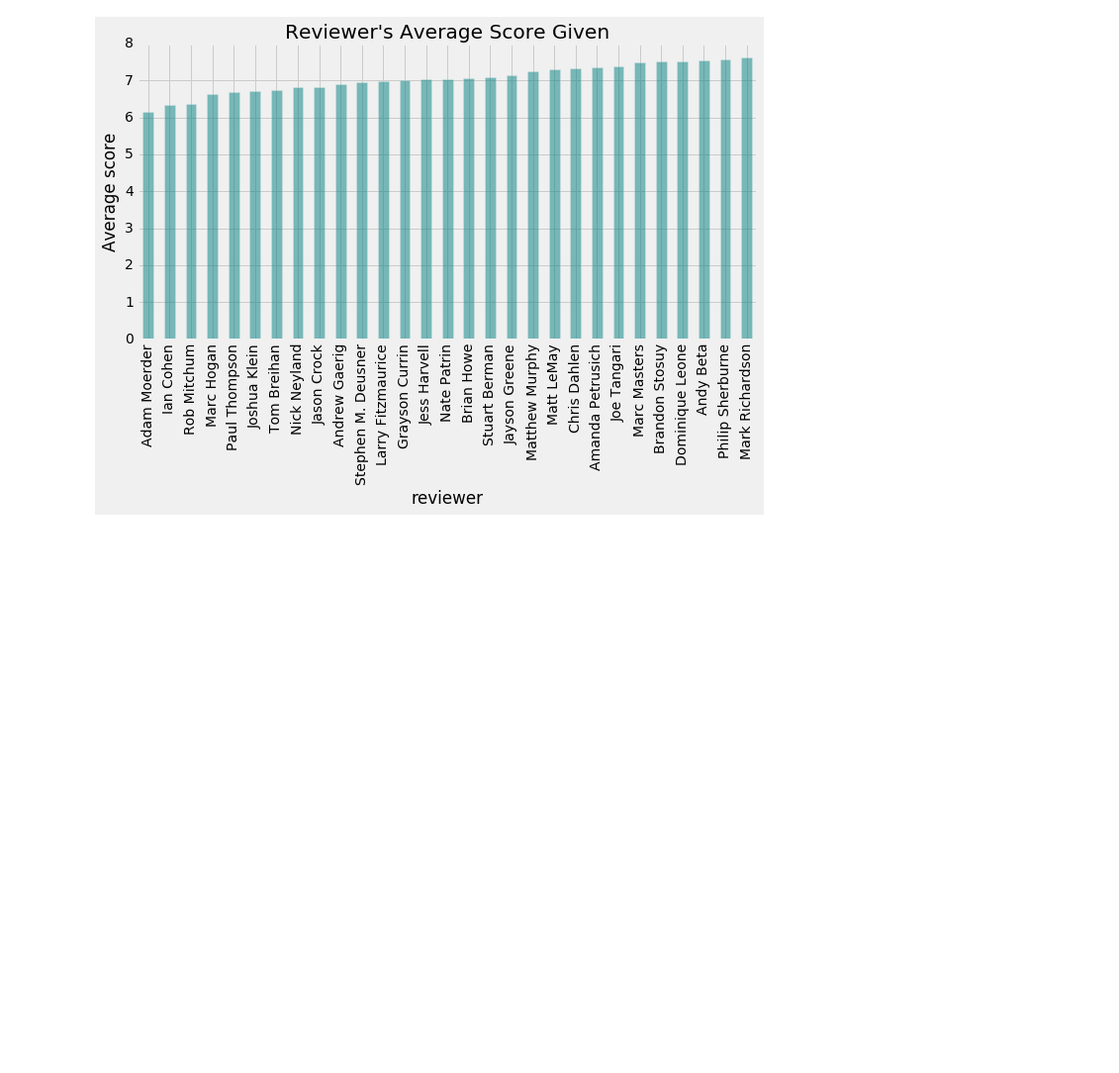
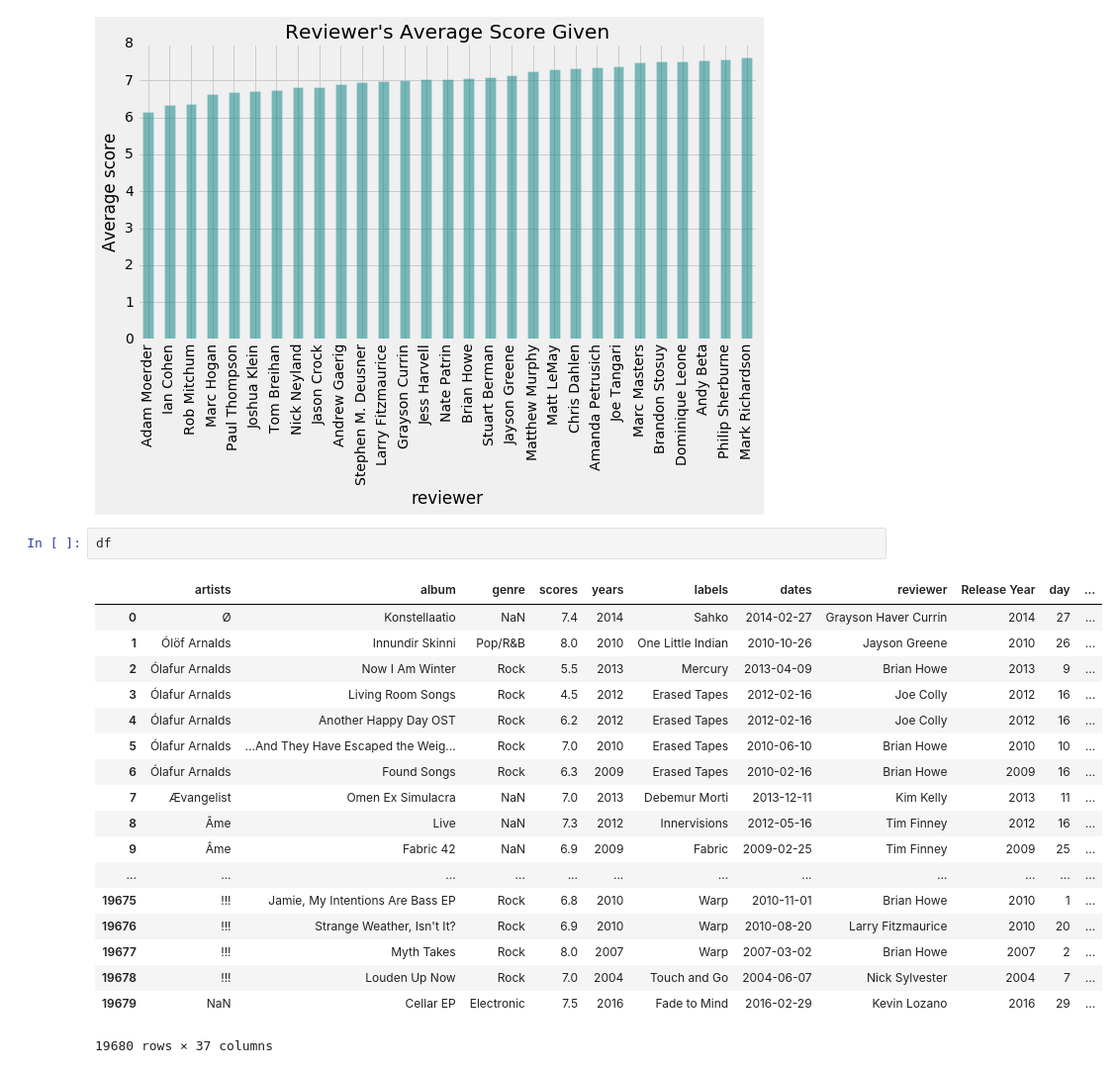
Before and after one commit to mikehalverson11/Pitchfork, a Jupyter notebook: All-Time Analysis.ipynb, the cells around one changed output. Shown at 99% size. Cells and saved outputs as stored; diff of their text form; blank space fills up the shorter version.

```diff
--- a/All-Time Analysis.ipynb
+++ b/All-Time Analysis.ipynb
@@ -77,3 +92,24 @@ ax2.set_ylabel("Average score")
 <matplotlib.text.Text at 0x...>
 [figure]
 [figure]
+# %%
+df
+# %% [output]
+|  | artists | album | genre | scores | years | labels | dates | reviewer | Release Year | day | ... |
+| 0 | Ø | Konstellaatio | NaN | 7.4 | 2014 | Sahko | 2014-02-27 | Grayson Haver Currin | 2014 | 27 | ... |
+| 1 | Ólöf Arnalds | Innundir Skinni | Pop/R&B | 8.0 | 2010 | One Little Indian | 2010-10-26 | Jayson Greene | 2010 | 26 | ... |
+| 2 | Ólafur Arnalds | Now I Am Winter | Rock | 5.5 | 2013 | Mercury | 2013-04-09 | Brian Howe | 2013 | 9 | ... |
+| 3 | Ólafur Arnalds | Living Room Songs | Rock | 4.5 | 2012 | Erased Tapes | 2012-02-16 | Joe Colly | 2012 | 16 | ... |
+| 4 | Ólafur Arnalds | Another Happy Day OST | Rock | 6.2 | 2012 | Erased Tapes | 2012-02-16 | Joe Colly | 2012 | 16 | ... |
+| 5 | Ólafur Arnalds | ...And They Have Escaped the Weig... | Rock | 7.0 | 2010 | Erased Tapes | 2010-06-10 | Brian Howe | 2010 | 10 | ... |
+| 6 | Ólafur Arnalds | Found Songs | Rock | 6.3 | 2009 | Erased Tapes | 2010-02-16 | Brian Howe | 2009 | 16 | ... |
+| 7 | Ævangelist | Omen Ex Simulacra | NaN | 7.0 | 2013 | Debemur Morti | 2013-12-11 | Kim Kelly | 2013 | 11 | ... |
+| 8 | Âme | Live | NaN | 7.3 | 2012 | Innervisions | 2012-05-16 | Tim Finney | 2012 | 16 | ... |
+| 9 | Âme | Fabric 42 | NaN | 6.9 | 2009 | Fabric | 2009-02-25 | Tim Finney | 2009 | 25 | ... |
+| ... | ... | ... | ... | ... | ... | ... | ... | ... | ... | ... | ... |
+| 19675 | !!! | Jamie, My Intentions Are Bass EP | Rock | 6.8 | 2010 | Warp | 2010-11-01 | Brian Howe | 2010 | 1 | ... |
+| 19676 | !!! | Strange Weather, Isn't It? | Rock | 6.9 | 2010 | Warp | 2010-08-20 | Larry Fitzmaurice | 2010 | 20 | ... |
+| 19677 | !!! | Myth Takes | Rock | 8.0 | 2007 | Warp | 2007-03-02 | Brian Howe | 2007 | 2 | ... |
+| 19678 | !!! | Louden Up Now | Rock | 7.0 | 2004 | Touch and Go | 2004-06-07 | Nick Sylvester | 2004 | 7 | ... |
+| 19679 | NaN | Cellar EP | Electronic | 7.5 | 2016 | Fade to Mind | 2016-02-29 | Kevin Lozano | 2016 | 29 | ... |
+19680 rows × 37 columns
```
Also changed, not shown: parts of 1 cell of this notebook, 2 other files.
